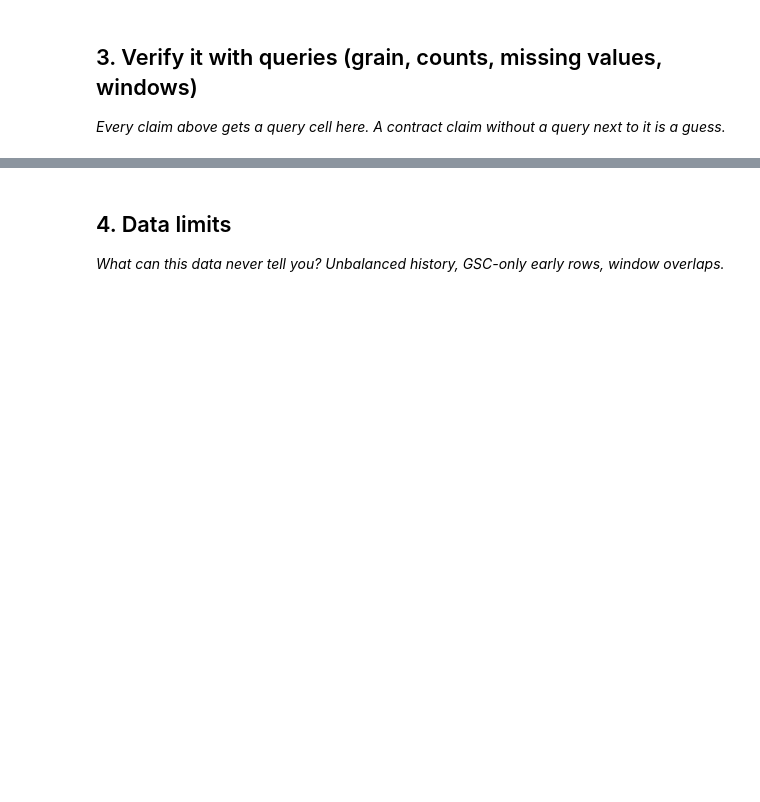
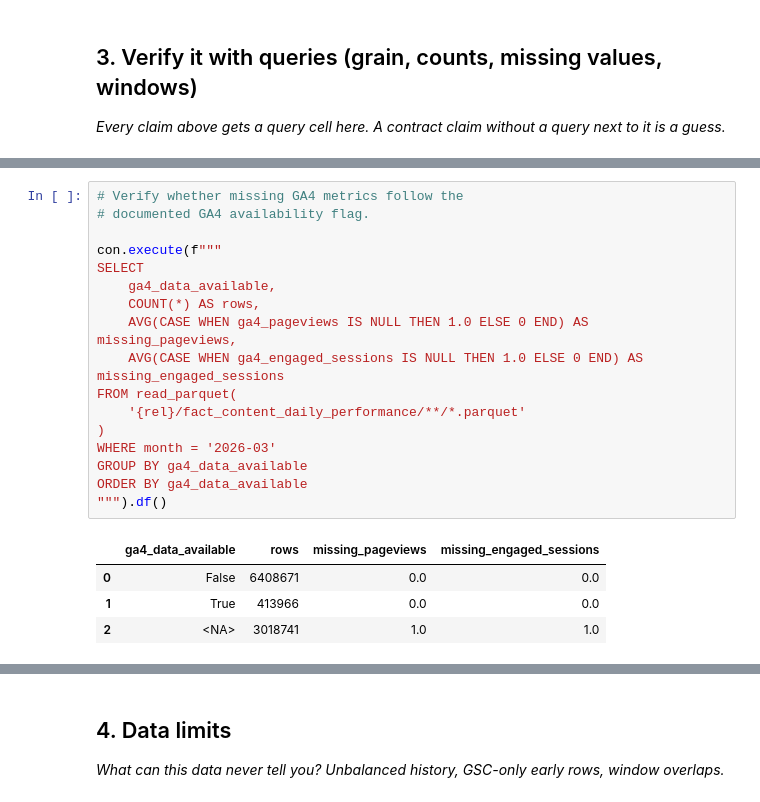
Before and after one commit to ShubhamSnSharma/flyrank-ml-internship, a Jupyter notebook: work/notebooks/w03_data_contract.ipynb, the cells around one changed output, grey strips where cells are left out. Saved outputs shown, nothing was run; the diff lists cells and outputs as text; blank space fills up the shorter version.

```diff
--- a/work/notebooks/w03_data_contract.ipynb
+++ b/work/notebooks/w03_data_contract.ipynb
@@ -20,0 +178,22 @@ This skeleton is yours to fill. Work the sections **in order** — each one has
+# %%
+# Verify whether missing GA4 metrics follow the
+# documented GA4 availability flag.
+
+con.execute(f"""
+SELECT
+    ga4_data_available,
+    COUNT(*) AS rows,
+    AVG(CASE WHEN ga4_pageviews IS NULL THEN 1.0 ELSE 0 END) AS missing_pageviews,
+    AVG(CASE WHEN ga4_engaged_sessions IS NULL THEN 1.0 ELSE 0 END) AS missing_engaged_sessions
+FROM read_parquet(
+    '{rel}/fact_content_daily_performance/**/*.parquet'
+)
+WHERE month = '2026-03'
+GROUP BY ga4_data_available
+ORDER BY ga4_data_available
+""").df()
+# %% [output]
+|  | ga4_data_available | rows | missing_pageviews | missing_engaged_sessions |
+| 0 | False | 6408671 | 0.0 | 0.0 |
+| 1 | True | 413966 | 0.0 | 0.0 |
+| 2 | <NA> | 3018741 | 1.0 | 1.0 |
```
Also changed, not shown: parts of 17 cells of this notebook.
